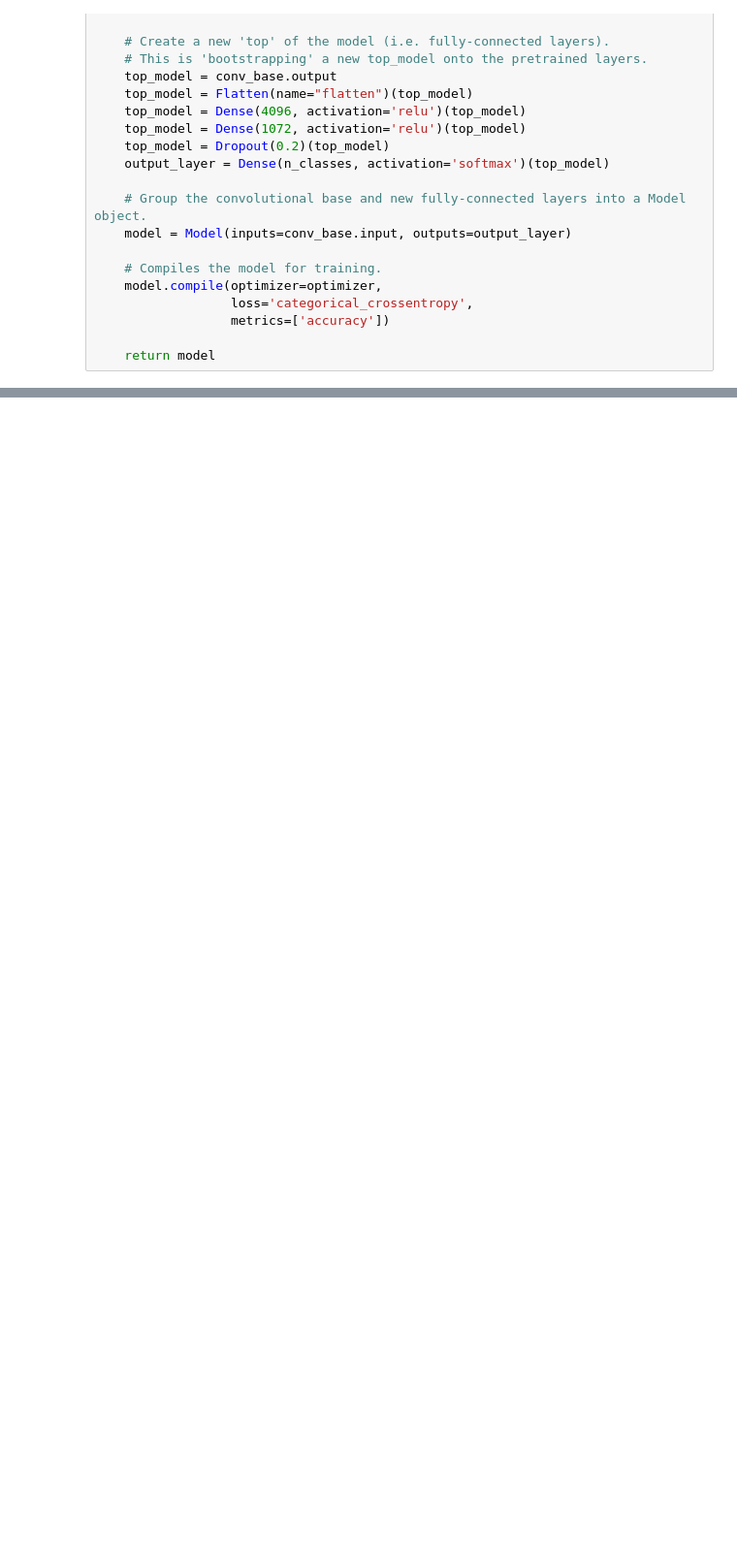
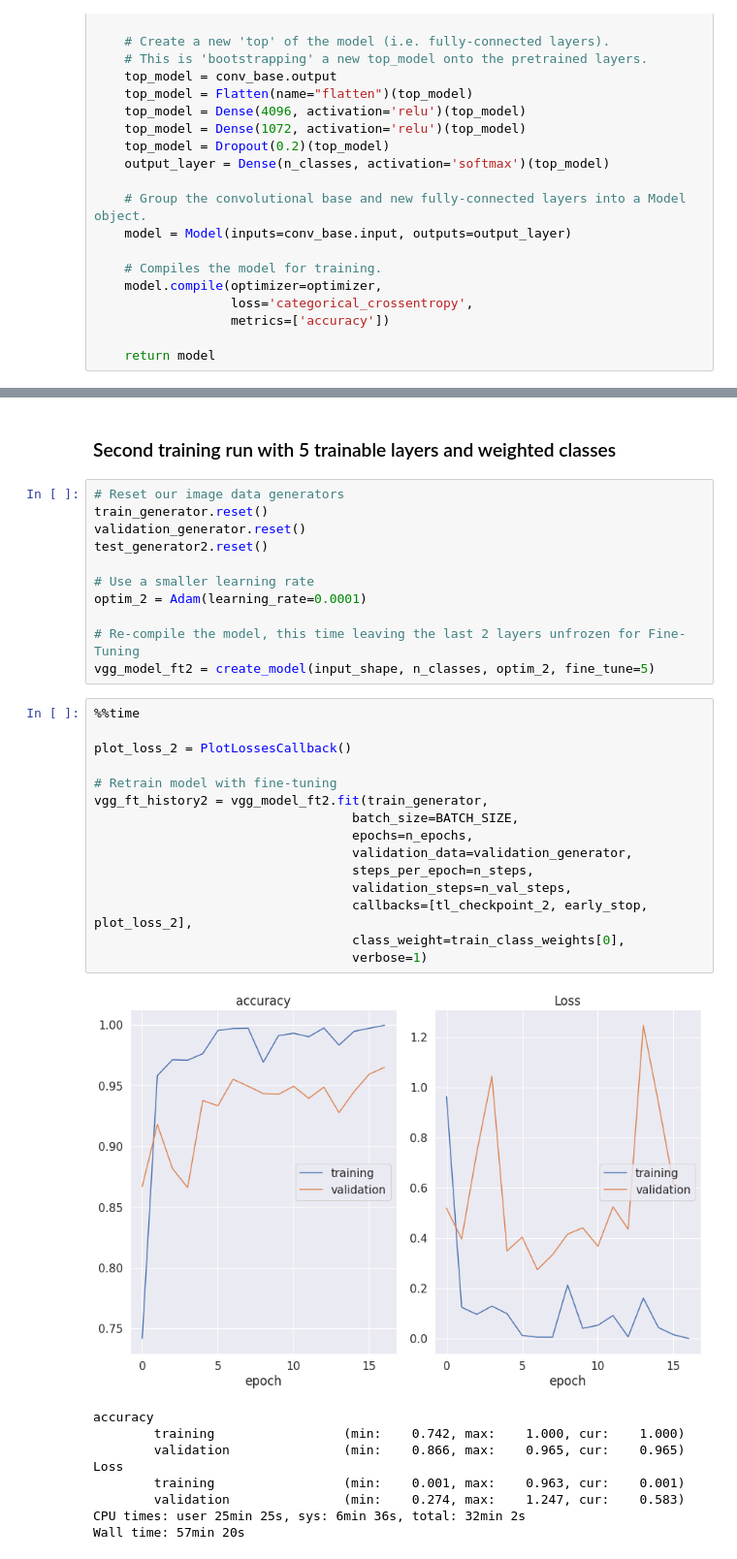
Before and after one commit to darraghs/SligoIT_ML2021_VGG16, a Jupyter notebook: assignment2.ipynb, the cells around one changed output, grey strips where cells are left out. Shown: that part at 97% size. Saved outputs shown, nothing was run; the diff lists cells and outputs as text; blank space fills up the shorter version.

```diff
--- a/assignment2.ipynb
+++ b/assignment2.ipynb
@@ -287,0 +409,38 @@ print("VGG16 Model Accuracy without Fine-Tuning: {:.2f}%".format(vgg_acc * 100))
+# %% [markdown]
+### Second training run with 5 trainable layers and weighted classes
+# %%
+# Reset our image data generators
+train_generator.reset()
+validation_generator.reset()
+test_generator2.reset()
+
+# Use a smaller learning rate
+optim_2 = Adam(learning_rate=0.0001)
+
+# Re-compile the model, this time leaving the last 2 layers unfrozen for Fine-Tuning
+vgg_model_ft2 = create_model(input_shape, n_classes, optim_2, fine_tune=5)
+# %%
+%%time
+
+plot_loss_2 = PlotLossesCallback()
+
+# Retrain model with fine-tuning
+vgg_ft_history2 = vgg_model_ft2.fit(train_generator,
+                                  batch_size=BATCH_SIZE,
+                                  epochs=n_epochs,
+                                  validation_data=validation_generator,
+                                  steps_per_epoch=n_steps,
+                                  validation_steps=n_val_steps,
+                                  callbacks=[tl_checkpoint_2, early_stop, plot_loss_2],
+                                  class_weight=train_class_weights[0],
+                                  verbose=1)
+# %% [output]
+[figure, added]
+accuracy
+        training                 (min:    0.742, max:    1.000, cur:    1.000)
+        validation               (min:    0.866, max:    0.965, cur:    0.965)
+Loss
+        training                 (min:    0.001, max:    0.963, cur:    0.001)
+        validation               (min:    0.274, max:    1.247, cur:    0.583)
+CPU times: user 25min 25s, sys: 6min 36s, total: 32min 2s
+Wall time: 57min 20s
```
Also changed, not shown: parts of 47 cells of this notebook.
